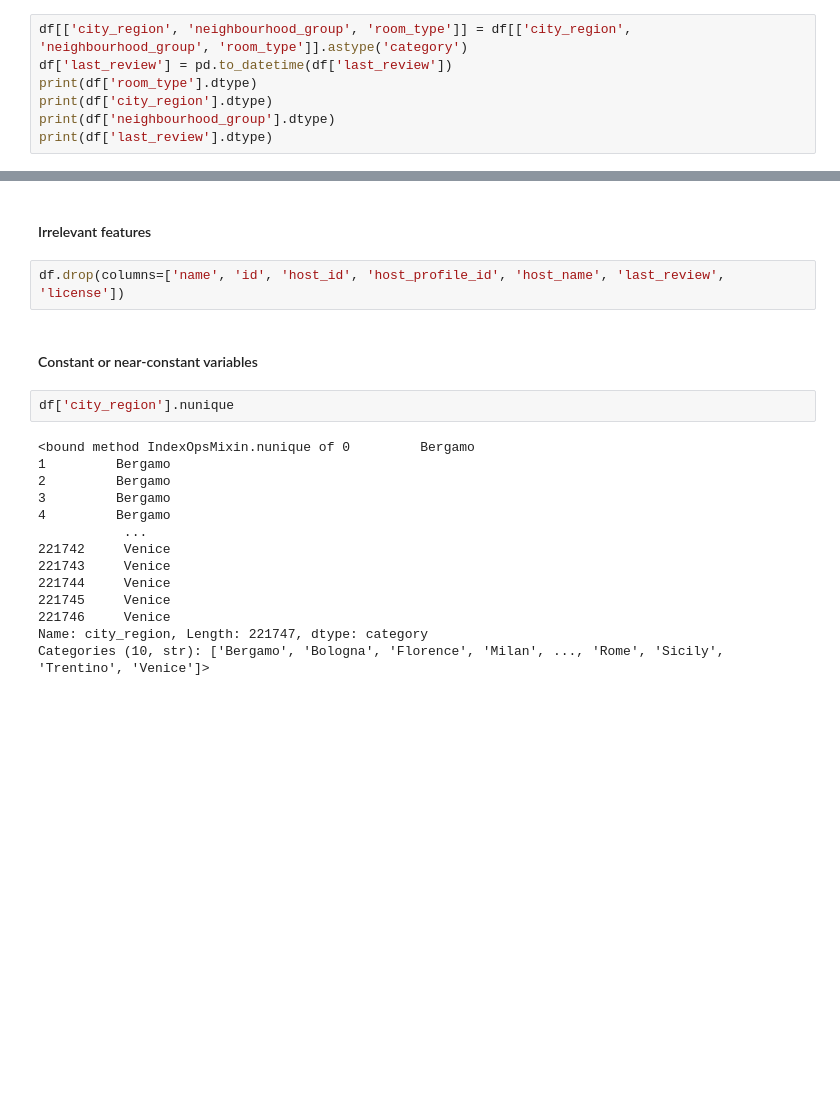
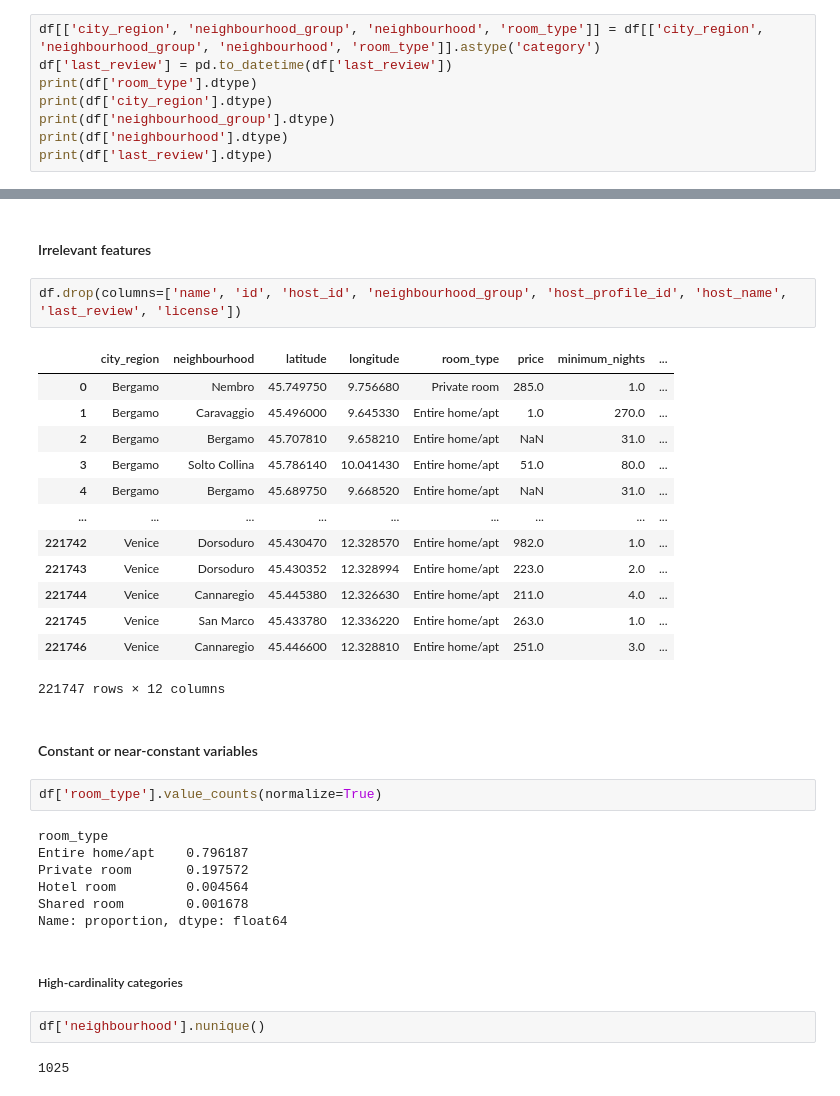
Before and after one commit to IshaanShanavas/AirbnbAICA1, a Jupyter notebook: project.ipynb, the cells around one changed output, grey strips where cells are left out. Drawn from its saved outputs; the diff is of its cells as text; blank space fills up the shorter version.

```diff
--- a/project.ipynb
+++ b/project.ipynb
@@ -93,8 +92,9 @@ np.int64(13)
 # %%
-df[['city_region', 'neighbourhood_group', 'room_type']] = df[['city_region', 'neighbourhood_group', 'room_type']].astype('category')
+df[['city_region', 'neighbourhood_group', 'neighbourhood', 'room_type']] = df[['city_region', 'neighbourhood_group', 'neighbourhood', 'room_type']].astype('category')
 df['last_review'] = pd.to_datetime(df['last_review'])
 print(df['room_type'].dtype)
 print(df['city_region'].dtype)
 print(df['neighbourhood_group'].dtype)
+print(df['neighbourhood'].dtype)
 print(df['last_review'].dtype)
 # %% [output]
@@ -113,22 +121,35 @@ np.int64(20690)
 # %% [markdown]
 #### Irrelevant features
 # %%
-df.drop(columns=['name', 'id', 'host_id', 'host_profile_id', 'host_name', 'last_review', 'license'])
+df.drop(columns=['name', 'id', 'host_id', 'neighbourhood_group', 'host_profile_id', 'host_name', 'last_review', 'license'])
+# %% [output]
+|  | city_region | neighbourhood | latitude | longitude | room_type | price | minimum_nights | ... |
+| 0 | Bergamo | Nembro | 45.749750 | 9.756680 | Private room | 285.0 | 1.0 | ... |
+| 1 | Bergamo | Caravaggio | 45.496000 | 9.645330 | Entire home/apt | 1.0 | 270.0 | ... |
+| 2 | Bergamo | Bergamo | 45.707810 | 9.658210 | Entire home/apt | NaN | 31.0 | ... |
+| 3 | Bergamo | Solto Collina | 45.786140 | 10.041430 | Entire home/apt | 51.0 | 80.0 | ... |
+| 4 | Bergamo | Bergamo | 45.689750 | 9.668520 | Entire home/apt | NaN | 31.0 | ... |
+| ... | ... | ... | ... | ... | ... | ... | ... | ... |
+| 221742 | Venice | Dorsoduro | 45.430470 | 12.328570 | Entire home/apt | 982.0 | 1.0 | ... |
+| 221743 | Venice | Dorsoduro | 45.430352 | 12.328994 | Entire home/apt | 223.0 | 2.0 | ... |
+| 221744 | Venice | Cannaregio | 45.445380 | 12.326630 | Entire home/apt | 211.0 | 4.0 | ... |
+| 221745 | Venice | San Marco | 45.433780 | 12.336220 | Entire home/apt | 263.0 | 1.0 | ... |
+| 221746 | Venice | Cannaregio | 45.446600 | 12.328810 | Entire home/apt | 251.0 | 3.0 | ... |
+221747 rows × 12 columns
 # %% [markdown]
 #### Constant or near-constant variables
 # %%
-df['city_region'].nunique
+df['room_type'].value_counts(normalize=True)
 # %% [output]
-<bound method IndexOpsMixin.nunique of 0         Bergamo
-1         Bergamo
-2         Bergamo
-3         Bergamo
-4         Bergamo
-           ...
-221742     Venice
-221743     Venice
-221744     Venice
-221745     Venice
-221746     Venice
-Name: city_region, Length: 221747, dtype: category
-Categories (10, str): ['Bergamo', 'Bologna', 'Florence', 'Milan', ..., 'Rome', 'Sicily', 'Trentino', 'Venice']>
+room_type
+Entire home/apt    0.796187
+Private room       0.197572
+Hotel room         0.004564
+Shared room        0.001678
+Name: proportion, dtype: float64
+# %% [markdown]
+##### High-cardinality categories
+# %%
+df['neighbourhood'].nunique()
+# %% [output]
+1025
```
Also changed, not shown: parts of 6 cells of this notebook.
